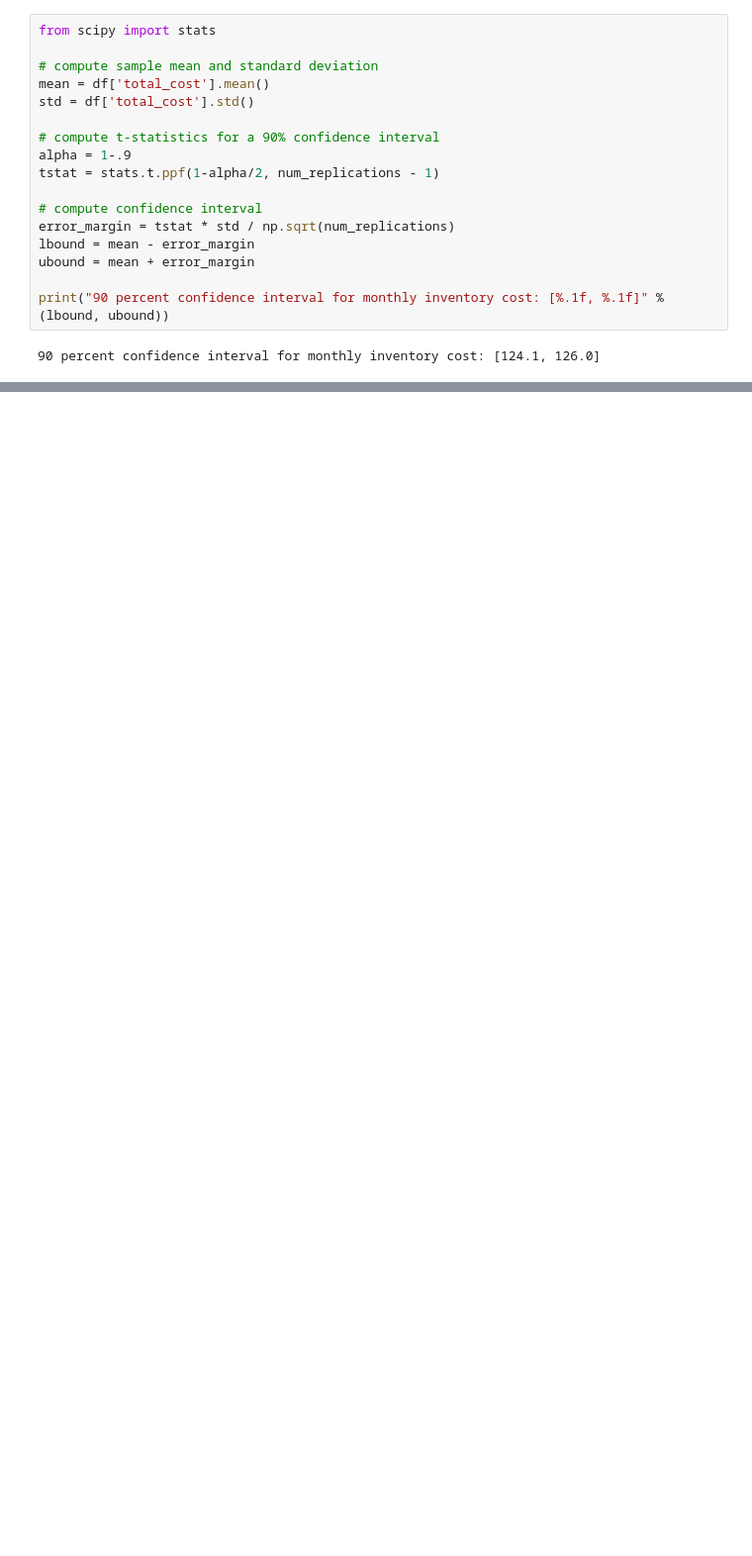
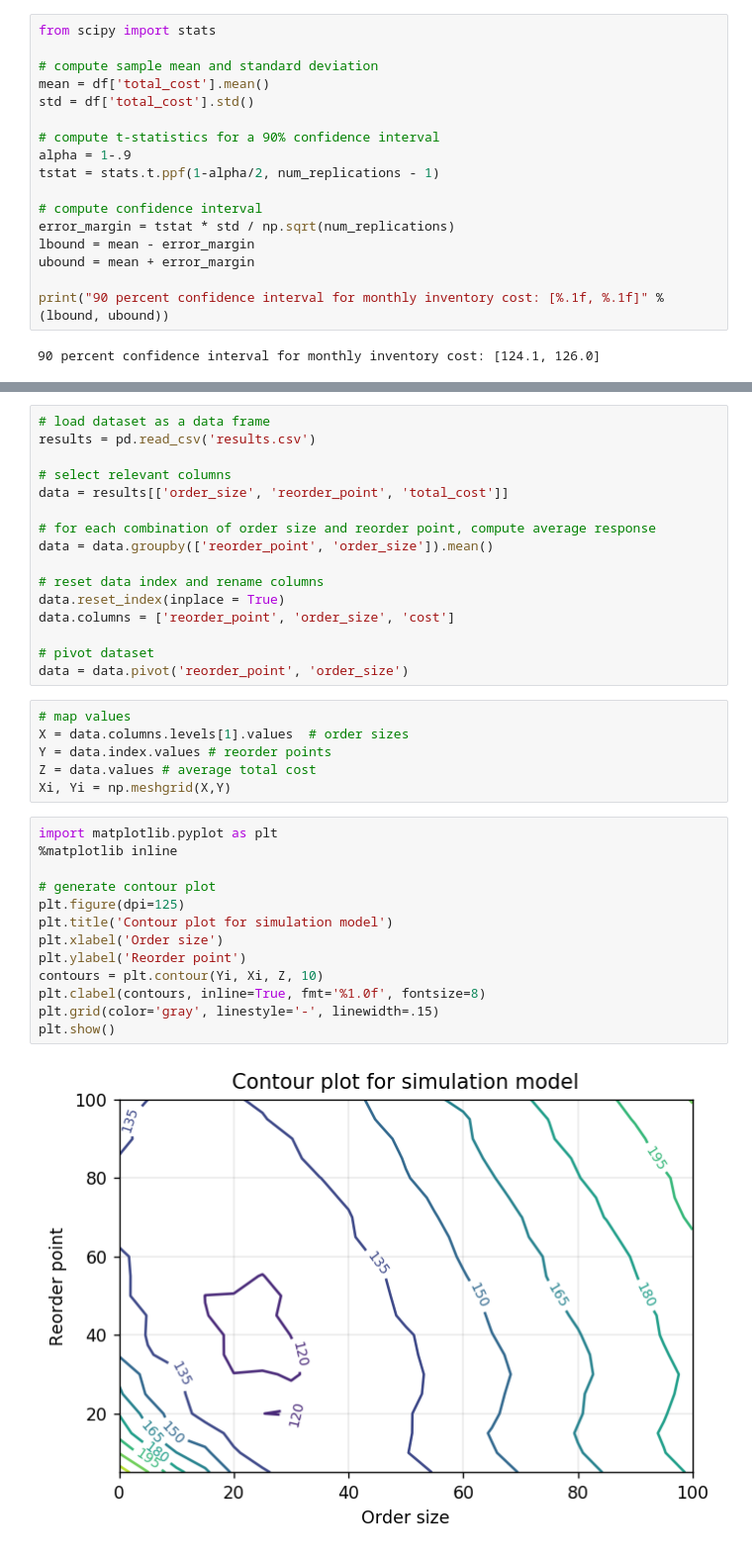
Before and after one commit to Arthurbdt/inventory-simulation, a Jupyter notebook: output_analysis.ipynb, the cells around one changed output, grey strips where cells are left out. Shown: that part at 99% size. Cells and saved outputs as stored; diff of their text form; blank space fills up the shorter version.

Commit message:
Added response surface analysis in tutorial

```diff
--- a/output_analysis.ipynb
+++ b/output_analysis.ipynb
@@ -144,0 +191,37 @@ print("90 percent confidence interval for monthly inventory cost: [%.1f, %.1f]"
+# %%
+# load dataset as a data frame
+results = pd.read_csv('results.csv')
+
+# select relevant columns
+data = results[['order_size', 'reorder_point', 'total_cost']]
+
+# for each combination of order size and reorder point, compute average response
+data = data.groupby(['reorder_point', 'order_size']).mean()
+
+# reset data index and rename columns
+data.reset_index(inplace = True)
+data.columns = ['reorder_point', 'order_size', 'cost']
+
+# pivot dataset
+data = data.pivot('reorder_point', 'order_size')
+# %%
+# map values
+X = data.columns.levels[1].values  # order sizes
+Y = data.index.values # reorder points
+Z = data.values # average total cost
+Xi, Yi = np.meshgrid(X,Y)
+# %%
+import matplotlib.pyplot as plt
+%matplotlib inline
+
+# generate contour plot
+plt.figure(dpi=125)
+plt.title('Contour plot for simulation model')
+plt.xlabel('Order size')
+plt.ylabel('Reorder point')
+contours = plt.contour(Yi, Xi, Z, 10)
+plt.clabel(contours, inline=True, fmt='%1.0f', fontsize=8)
+plt.grid(color='gray', linestyle='-', linewidth=.15)
+plt.show()
+# %% [output]
+[figure, added]
```
Also changed, not shown: parts of 25 cells of this notebook, 1 other file.
